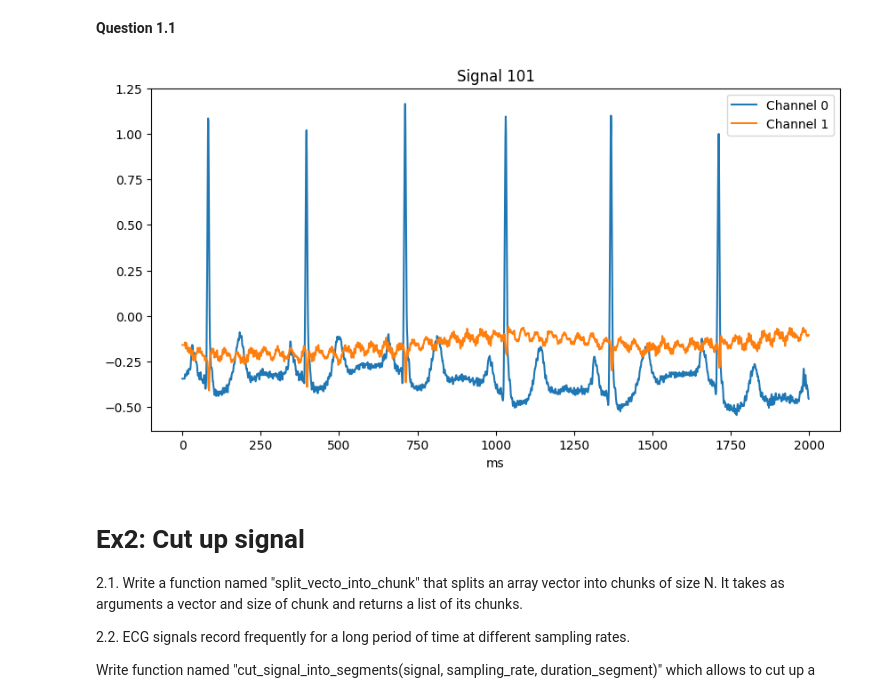
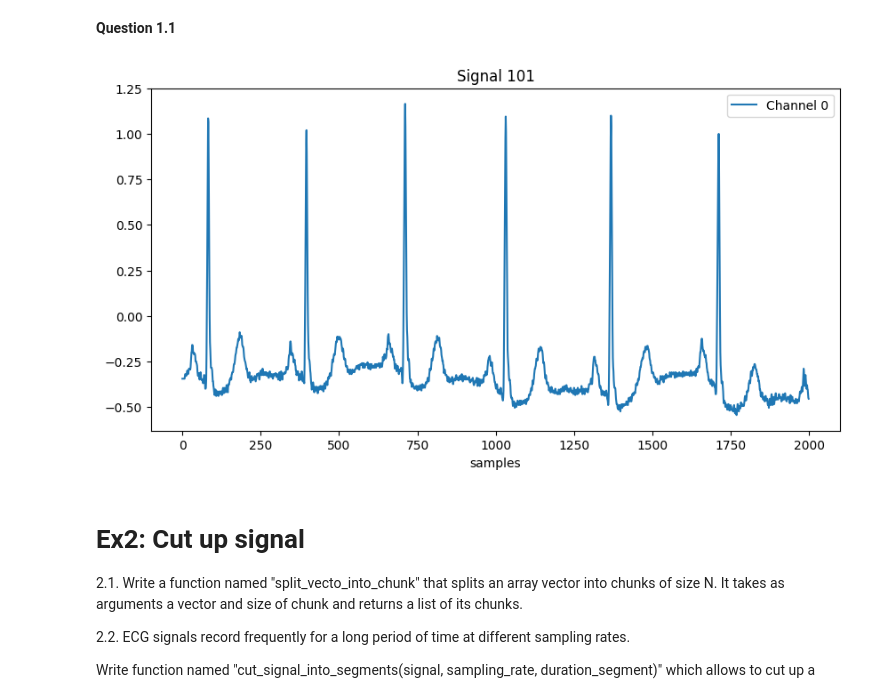
Before and after one commit to Bast-94/ML-BIO, a Jupyter notebook: ECG_classification_exercices.ipynb, the cells around one changed output. Drawn from its saved outputs; the diff is of its cells as text; code cells hidden in the pictures.

```diff
--- a/ECG_classification_exercices.ipynb
+++ b/ECG_classification_exercices.ipynb
@@ -77,18 +77,17 @@ def bload_record_using_wfdb(filename : str, start: str, end :float, channel:list
 # %%
 from matplotlib import legend
 filename='101'
 fig, ax = plt.subplots(1,figsize=(10,5))
-for channel in [0,1]:
-  signal = bload_record_using_wfdb(filename=filename, start=0,end=2000,directory='mitdb',channel=channel)
-  ax.plot(signal,label=f'Channel {channel}')
-  ax.set_title(f'Signal {filename}')
+signal = bload_record_using_wfdb(filename=filename, start=0,end=2000,directory='mitdb',channel=0)
+ax.plot(signal,label=f'Channel 0')
+ax.set_title(f'Signal {filename}')
 
-  ax.set_xlabel('ms')
+ax.set_xlabel('samples')
 ax.legend()
 plt.legend()
 plt.show()
 # %% [output]
-[figure, old version]
+[figure, new version]
 # %% [markdown]
 # Ex2: Cut up signal
 2.1.  Write a function named "split_vecto_into_chunk" that splits an array vector into chunks of size N. It takes as arguments a vector and size of chunk and returns a list of its chunks.
```
Also changed, not shown: parts of 4 cells of this notebook.
